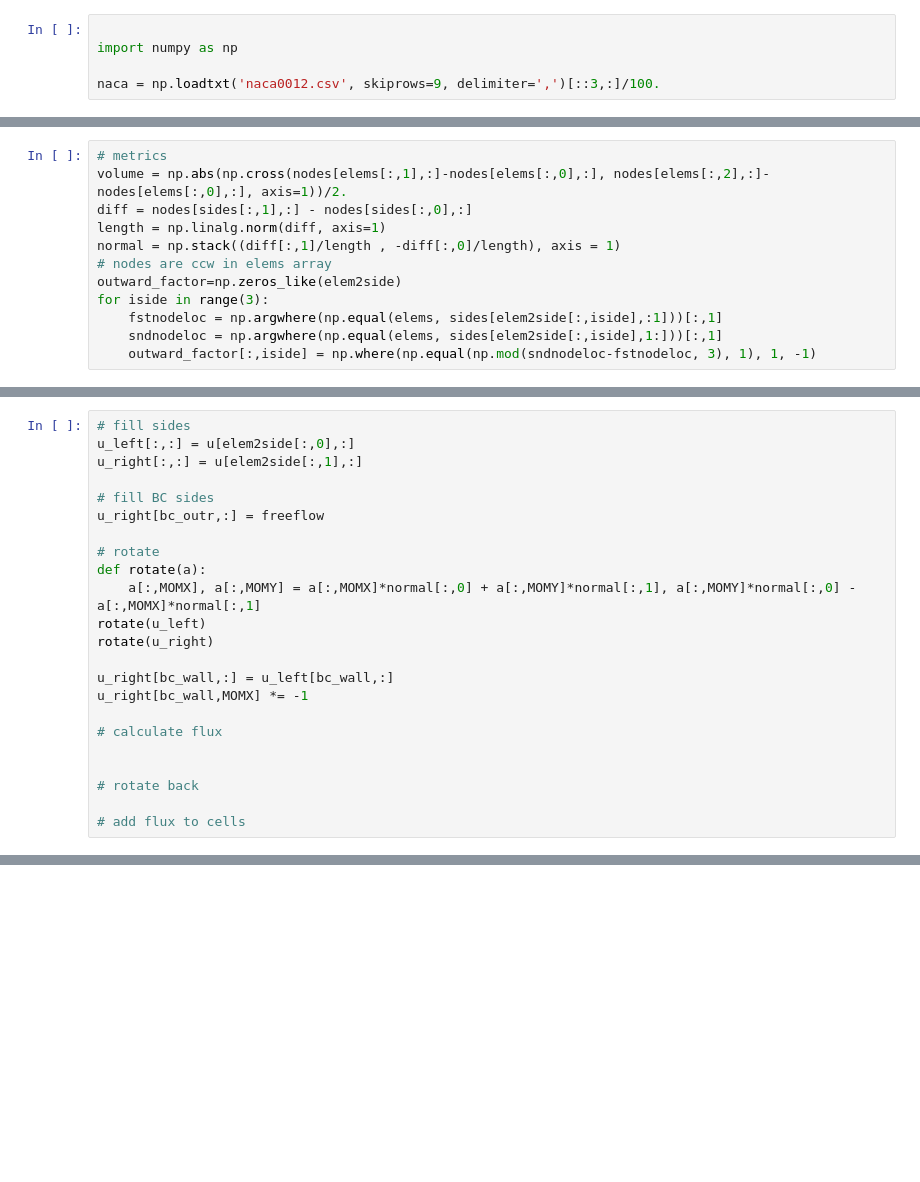
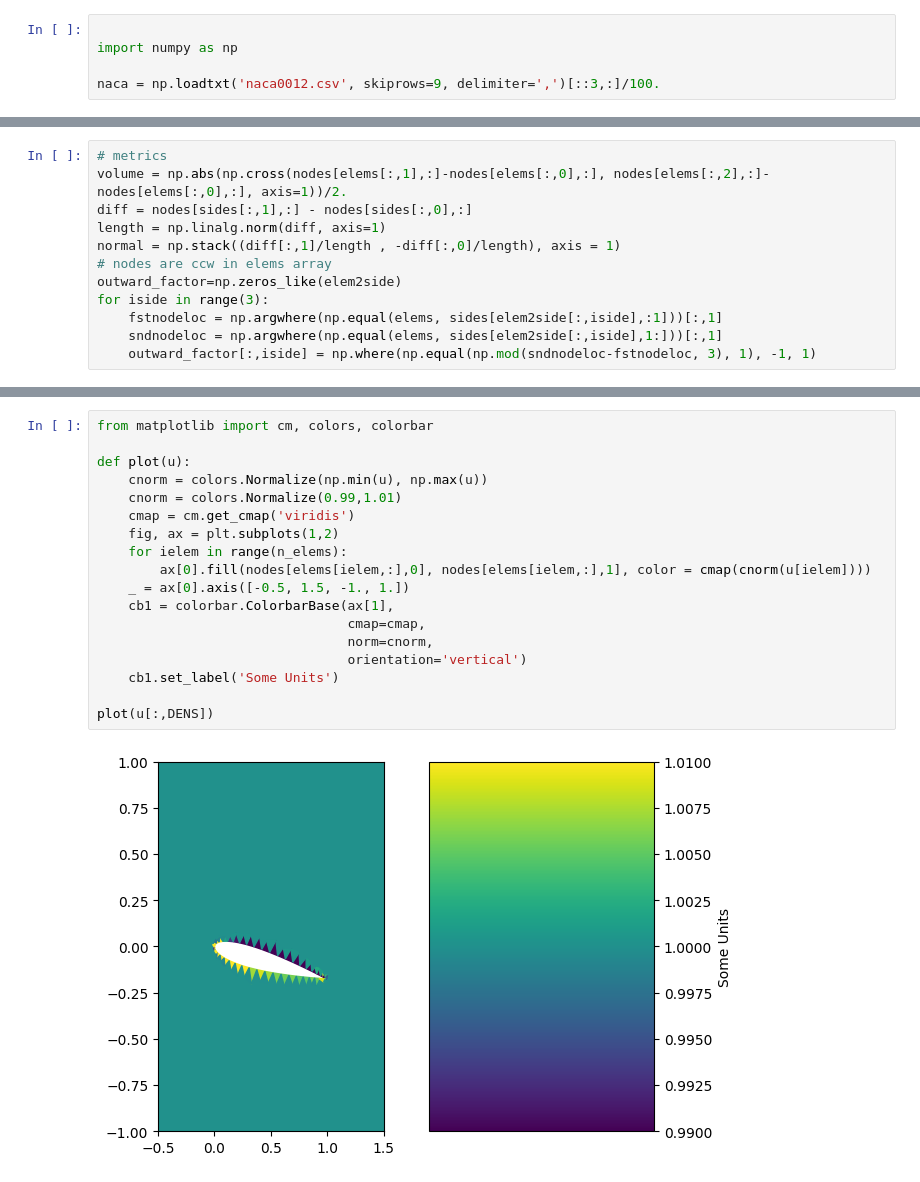
Before and after one commit to JakobBD/innusint, a Jupyter notebook: naca.ipynb, the cells around one changed output, grey strips where cells are left out. Drawn from its saved outputs; the diff is of its cells as text; blank space fills up the shorter version.

```diff
--- a/naca.ipynb
+++ b/naca.ipynb
@@ -74,7 +65,7 @@ outward_factor=np.zeros_like(elem2side)
 for iside in range(3):
     fstnodeloc = np.argwhere(np.equal(elems, sides[elem2side[:,iside],:1]))[:,1]
     sndnodeloc = np.argwhere(np.equal(elems, sides[elem2side[:,iside],1:]))[:,1]
-    outward_factor[:,iside] = np.where(np.equal(np.mod(sndnodeloc-fstnodeloc, 3), 1), 1, -1)
+    outward_factor[:,iside] = np.where(np.equal(np.mod(sndnodeloc-fstnodeloc, 3), 1), -1, 1)
 # %%
 # initialize
 DENS = 0
@@ -96,26 +91,3 @@ u_left = np.zeros((n_sides, 4))
 u_right = np.zeros((n_sides, 4))
 
 u_right[bc_outr,:] = freeflow
-# %%
-# fill sides
-u_left[:,:] = u[elem2side[:,0],:]
-u_right[:,:] = u[elem2side[:,1],:]
-
-# fill BC sides
-u_right[bc_outr,:] = freeflow
-
-# rotate
-def rotate(a):
-    a[:,MOMX], a[:,MOMY] = a[:,MOMX]*normal[:,0] + a[:,MOMY]*normal[:,1], a[:,MOMY]*normal[:,0] - a[:,MOMX]*normal[:,1]
-rotate(u_left)
-rotate(u_right)
-
-u_right[bc_wall,:] = u_left[bc_wall,:]
-u_right[bc_wall,MOMX] *= -1
-
-# calculate flux
-
-
-# rotate back
-
-# add flux to cells
@@ -121,0 +162,20 @@ u_right[bc_wall,MOMX] *= -1
+# %%
+from matplotlib import cm, colors, colorbar
+
+def plot(u):
+    cnorm = colors.Normalize(np.min(u), np.max(u))
+    cnorm = colors.Normalize(0.99,1.01)
+    cmap = cm.get_cmap('viridis')
+    fig, ax = plt.subplots(1,2)
+    for ielem in range(n_elems):
+        ax[0].fill(nodes[elems[ielem,:],0], nodes[elems[ielem,:],1], color = cmap(cnorm(u[ielem])))
+    _ = ax[0].axis([-0.5, 1.5, -1., 1.])
+    cb1 = colorbar.ColorbarBase(ax[1],
+                                cmap=cmap,
+                                norm=cnorm,
+                                orientation='vertical')
+    cb1.set_label('Some Units')
+
+plot(u[:,DENS])
+# %% [output]
+[figure, added]
```
Also changed, not shown: parts of 5 cells of this notebook, 2 other files.
